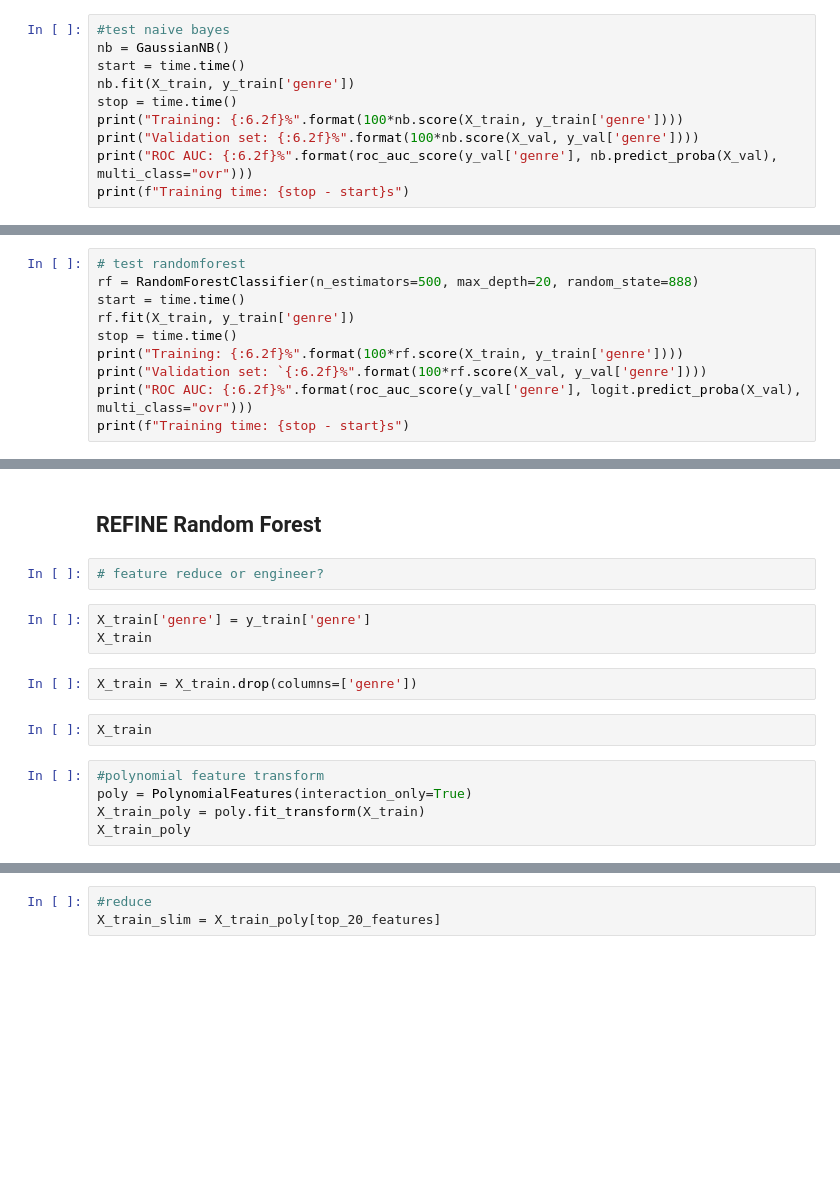
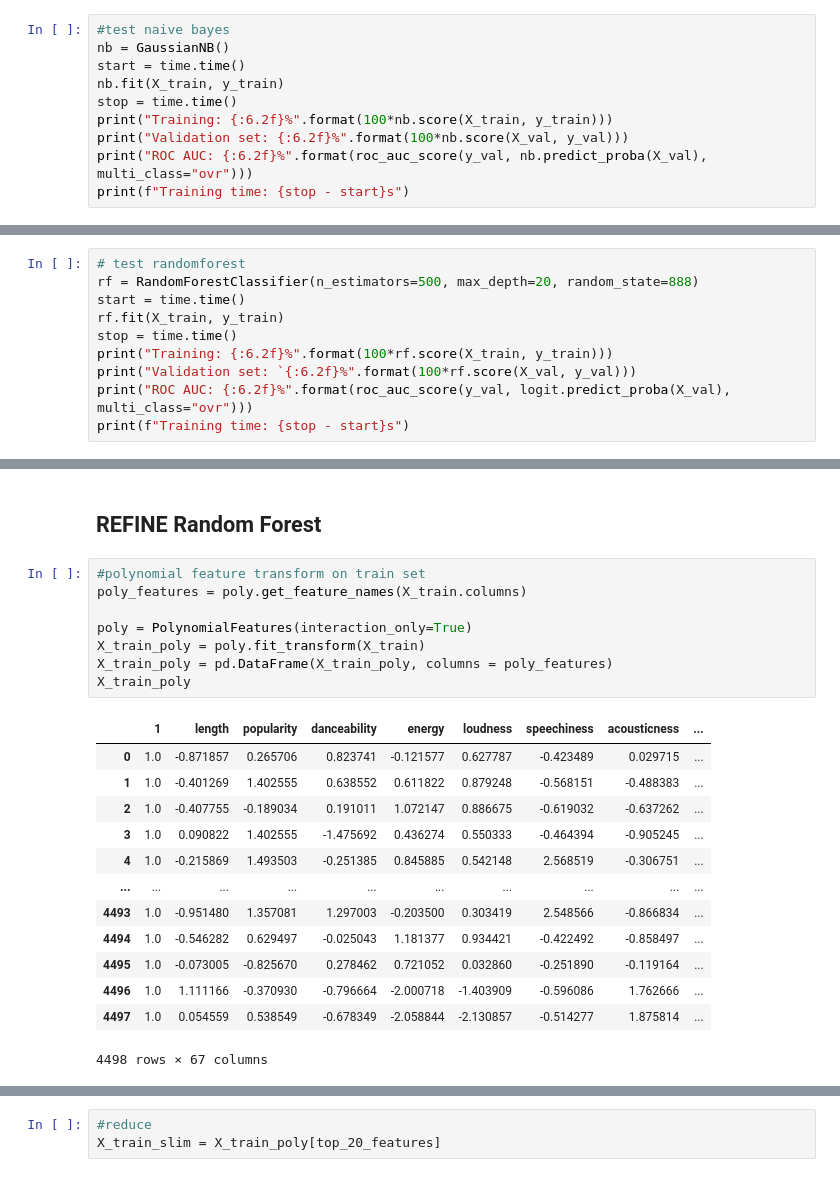
Before and after one commit to mattsegall/metis-project-3, a Jupyter notebook: New Data Run.ipynb, the cells around one changed output, grey strips where cells are left out. Saved outputs shown, nothing was run; the diff lists cells and outputs as text; blank space fills up the shorter version.

```diff
--- a/New Data Run.ipynb
+++ b/New Data Run.ipynb
@@ -189,9 +352,9 @@ print(f"Training time: {stop - start}s")
 #test naive bayes
 nb = GaussianNB()
 start = time.time()
-nb.fit(X_train, y_train['genre'])
+nb.fit(X_train, y_train)
 stop = time.time()
-print("Training: {:6.2f}%".format(100*nb.score(X_train, y_train['genre'])))
-print("Validation set: {:6.2f}%".format(100*nb.score(X_val, y_val['genre'])))
-print("ROC AUC: {:6.2f}%".format(roc_auc_score(y_val['genre'], nb.predict_proba(X_val), multi_class="ovr")))
+print("Training: {:6.2f}%".format(100*nb.score(X_train, y_train)))
+print("Validation set: {:6.2f}%".format(100*nb.score(X_val, y_val)))
+print("ROC AUC: {:6.2f}%".format(roc_auc_score(y_val, nb.predict_proba(X_val), multi_class="ovr")))
 print(f"Training time: {stop - start}s")
@@ -199,9 +367,9 @@ print(f"Training time: {stop - start}s")
 # test randomforest
 rf = RandomForestClassifier(n_estimators=500, max_depth=20, random_state=888)
 start = time.time()
-rf.fit(X_train, y_train['genre'])
+rf.fit(X_train, y_train)
 stop = time.time()
-print("Training: {:6.2f}%".format(100*rf.score(X_train, y_train['genre'])))
-print("Validation set: `{:6.2f}%".format(100*rf.score(X_val, y_val['genre'])))
-print("ROC AUC: {:6.2f}%".format(roc_auc_score(y_val['genre'], logit.predict_proba(X_val), multi_class="ovr")))
+print("Training: {:6.2f}%".format(100*rf.score(X_train, y_train)))
+print("Validation set: `{:6.2f}%".format(100*rf.score(X_val, y_val)))
+print("ROC AUC: {:6.2f}%".format(roc_auc_score(y_val, logit.predict_proba(X_val), multi_class="ovr")))
 print(f"Training time: {stop - start}s")
@@ -270,17 +448,25 @@ print(f"Training time: {stop - start}s")
 # %% [markdown]
 ## REFINE Random Forest ##
-# %%
-# feature reduce or engineer?
-# %%
-X_train['genre'] = y_train['genre']
-X_train
-# %%
-X_train = X_train.drop(columns=['genre'])
-# %%
-X_train
 # %%
-#polynomial feature transform
+#polynomial feature transform on train set
+poly_features = poly.get_feature_names(X_train.columns)
+
 poly = PolynomialFeatures(interaction_only=True)
 X_train_poly = poly.fit_transform(X_train)
+X_train_poly = pd.DataFrame(X_train_poly, columns = poly_features)
 X_train_poly
+# %% [output]
+|  | 1 | length | popularity | danceability | energy | loudness | speechiness | acousticness | ... |
+| 0 | 1.0 | -0.871857 | 0.265706 | 0.823741 | -0.121577 | 0.627787 | -0.423489 | 0.029715 | ... |
+| 1 | 1.0 | -0.401269 | 1.402555 | 0.638552 | 0.611822 | 0.879248 | -0.568151 | -0.488383 | ... |
+| 2 | 1.0 | -0.407755 | -0.189034 | 0.191011 | 1.072147 | 0.886675 | -0.619032 | -0.637262 | ... |
+| 3 | 1.0 | 0.090822 | 1.402555 | -1.475692 | 0.436274 | 0.550333 | -0.464394 | -0.905245 | ... |
+| 4 | 1.0 | -0.215869 | 1.493503 | -0.251385 | 0.845885 | 0.542148 | 2.568519 | -0.306751 | ... |
+| ... | ... | ... | ... | ... | ... | ... | ... | ... | ... |
+| 4493 | 1.0 | -0.951480 | 1.357081 | 1.297003 | -0.203500 | 0.303419 | 2.548566 | -0.866834 | ... |
+| 4494 | 1.0 | -0.546282 | 0.629497 | -0.025043 | 1.181377 | 0.934421 | -0.422492 | -0.858497 | ... |
+| 4495 | 1.0 | -0.073005 | -0.825670 | 0.278462 | 0.721052 | 0.032860 | -0.251890 | -0.119164 | ... |
+| 4496 | 1.0 | 1.111166 | -0.370930 | -0.796664 | -2.000718 | -1.403909 | -0.596086 | 1.762666 | ... |
+| 4497 | 1.0 | 0.054559 | 0.538549 | -0.678349 | -2.058844 | -2.130857 | -0.514277 | 1.875814 | ... |
+4498 rows × 67 columns
 # %%
```
Also changed, not shown: parts of 66 cells of this notebook, 14 other files.
